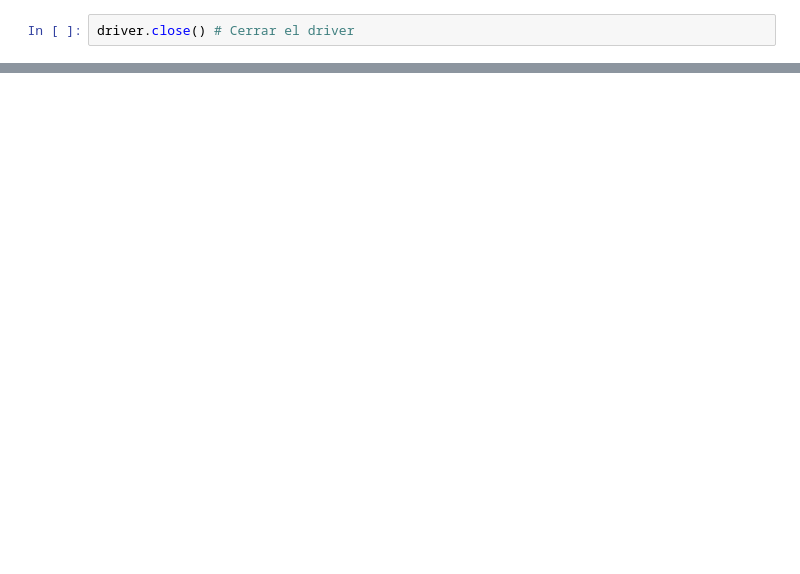
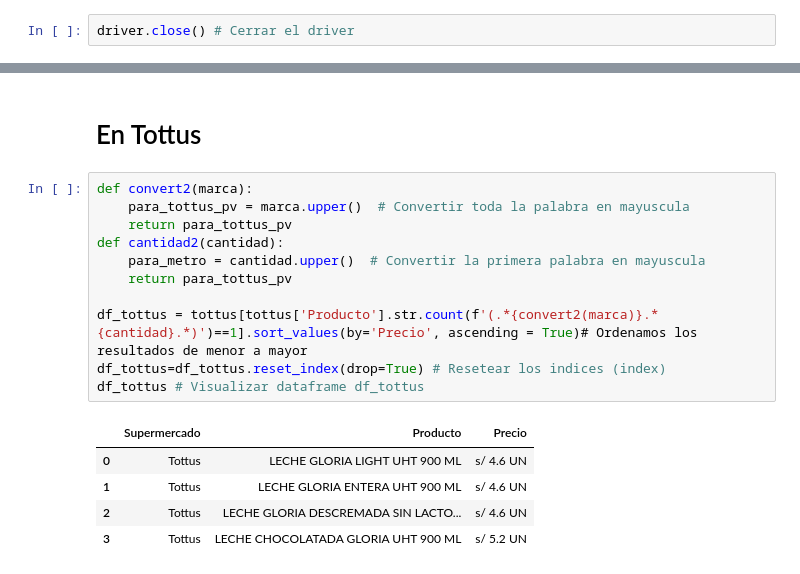
Before and after one commit to Jorgelgnacio/TRABAJO_FINAL_LP2, a Jupyter notebook: TRABAJO_FINAL_LP2.ipynb, the cells around one changed output, grey strips where cells are left out. Cells and saved outputs as stored; diff of their text form; blank space fills up the shorter version.

```diff
--- a/TRABAJO_FINAL_LP2.ipynb
+++ b/TRABAJO_FINAL_LP2.ipynb
@@ -489,0 +420,19 @@ sesion_smtp.quit()
+# %% [markdown]
+# En Tottus
+# %%
+def convert2(marca):
+    para_tottus_pv = marca.upper()  # Convertir toda la palabra en mayuscula
+    return para_tottus_pv
+def cantidad2(cantidad):
+    para_metro = cantidad.upper()  # Convertir la primera palabra en mayuscula
+    return para_tottus_pv
+
+df_tottus = tottus[tottus['Producto'].str.count(f'(.*{convert2(marca)}.*{cantidad}.*)')==1].sort_values(by='Precio', ascending = True)# Ordenamos los resultados de menor a mayor
+df_tottus=df_tottus.reset_index(drop=True) # Resetear los indices (index)
+df_tottus # Visualizar dataframe df_tottus
+# %% [output]
+|  | Supermercado | Producto | Precio |
+| 0 | Tottus | LECHE GLORIA LIGHT UHT 900 ML | s/ 4.6 UN |
+| 1 | Tottus | LECHE GLORIA ENTERA UHT 900 ML | s/ 4.6 UN |
+| 2 | Tottus | LECHE GLORIA DESCREMADA SIN LACTO... | s/ 4.6 UN |
+| 3 | Tottus | LECHE CHOCOLATADA GLORIA UHT 900 ML | s/ 5.2 UN |
```
Also changed, not shown: parts of 37 cells of this notebook.
